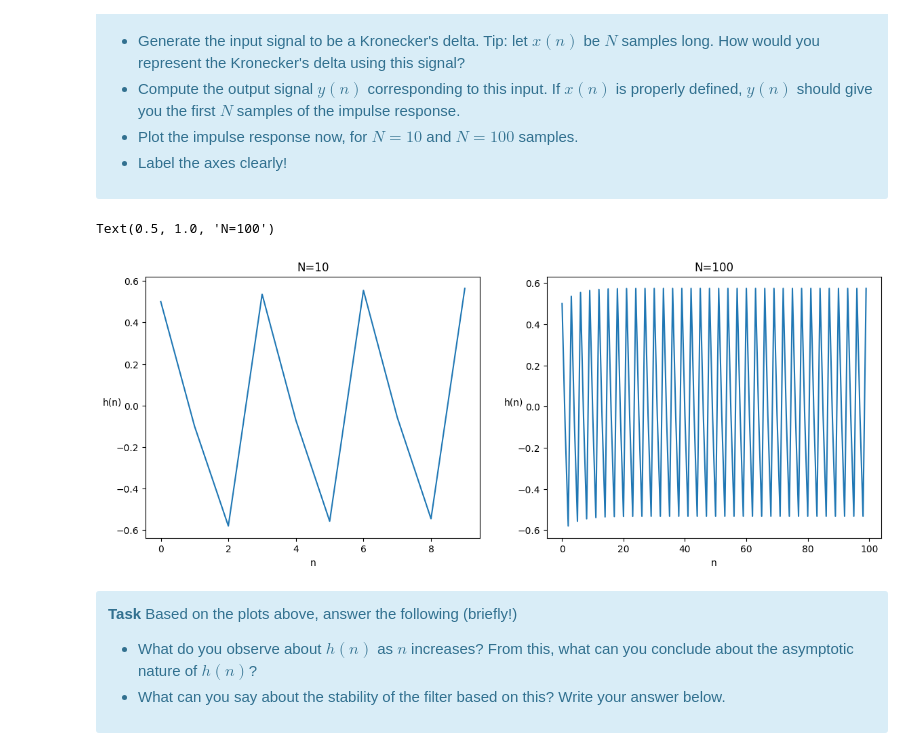
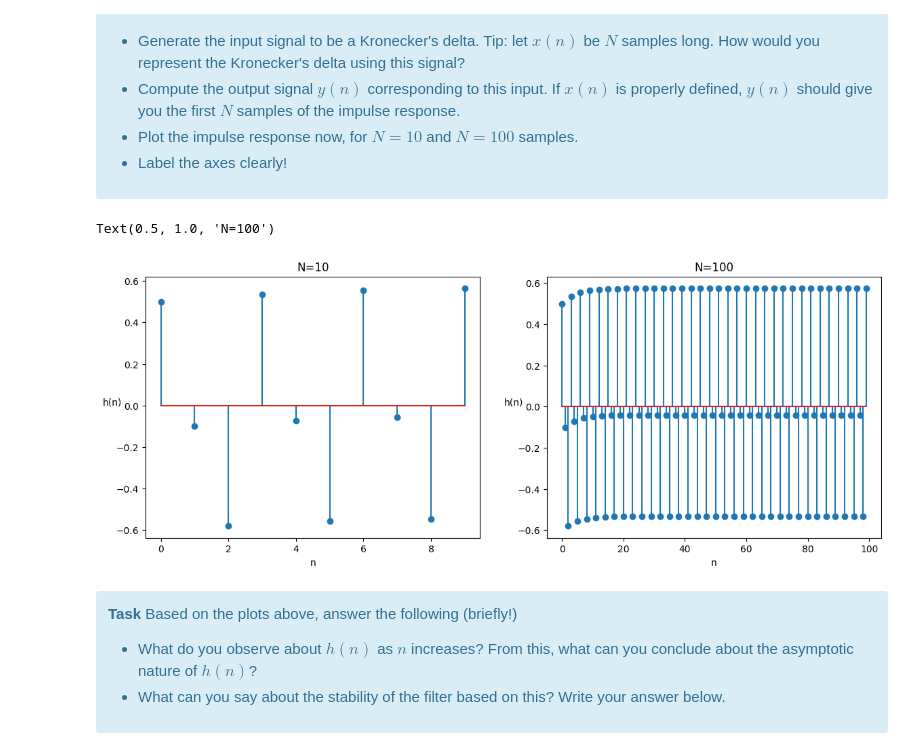
Before and after one commit to vbelpair/Ugent, a Jupyter notebook: Medical_Signal_Processing_and_Statistics/assignment_3/ex03_vincent.ipynb, the cells around one changed output. Drawn from its saved outputs; the diff is of its cells as text; code cells hidden in the pictures.

```diff
--- a/Medical_Signal_Processing_and_Statistics/assignment_3/ex03_vincent.ipynb
+++ b/Medical_Signal_Processing_and_Statistics/assignment_3/ex03_vincent.ipynb
@@ -55,37 +55,37 @@ Plot the impulse response of this filter. For this, proceed as follows:
 def x(N: int, D: int=0):
     """"
     N: lenght of data
     D: delay
     """
     x = np.zeros(N)
     x[D] = 1
     return x
 
 def y(x):
     """
     x: input signal
     """
     N = x.size
     y = np.zeros(N+3) # 3 dummy datapoints
-    for n in range(2, N+3):
+    for n in range(3, N+3):
         y[n] = 0.5*x[n-3]-0.5*x[n-5]-0.2*y[n-1]-0.2*y[n-2]+0.8*y[n-3]
     return y[3:]
 
 y10, y100 = y(x(10)), y(x(100))
 fig, (ax1, ax2) = plt.subplots(ncols=2, figsize=(14,5))
 
-ax1.plot(y10)
+ax1.stem(y10)
 ax1.set_xlabel('n')
 ax1.set_ylabel('h(n)',rotation=0) # remark y(n) = h(n) * x(n) = h(n) * delta(n) = h(n), with * the convolution product operator
 ax1.set_title('N=10')
 
-ax2.plot(y100)
+ax2.stem(y100)
 ax2.set_xlabel('n')
 ax2.set_ylabel('h(n)',rotation=0)
 ax2.set_title('N=100')
 # %% [output]
 Text(0.5, 1.0, 'N=100')
-[figure, old version]
+[figure, new version]
 # %% [markdown]
 <div class="alert alert-info">
 
```
Also changed, not shown: parts of 18 cells of this notebook, 1 other file.
